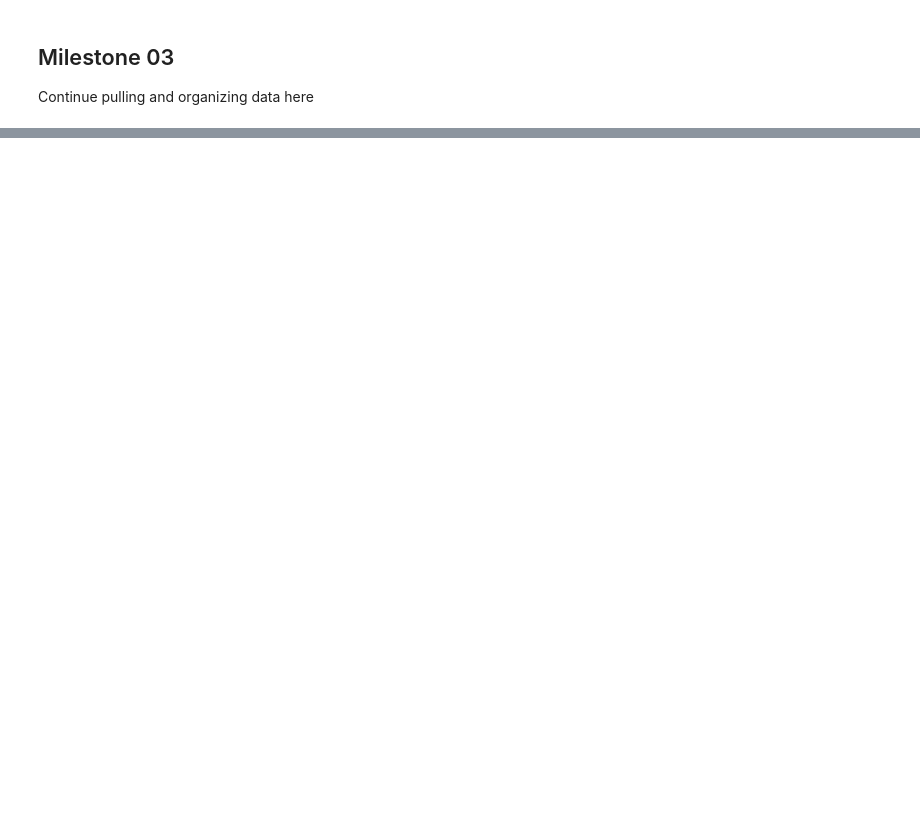
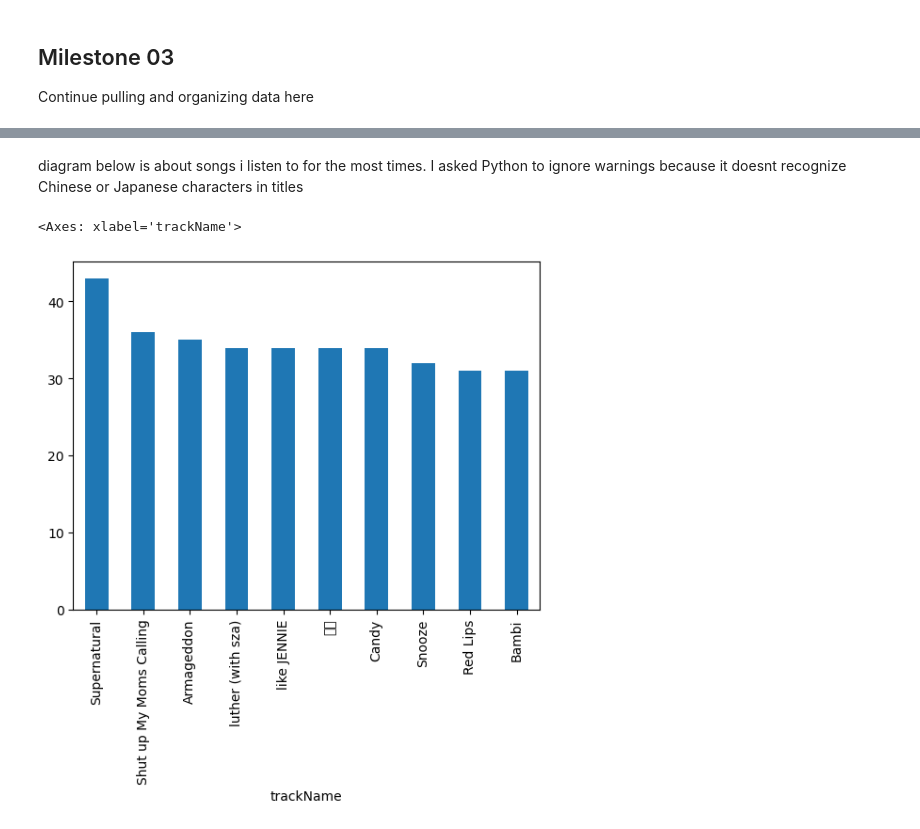
Before and after one commit to heatherrrrc4/5005_Project02, a Jupyter notebook: 5005-Project02.ipynb, the cells around one changed output, grey strips where cells are left out. Saved outputs shown, nothing was run; the diff lists cells and outputs as text; code cells hidden in the pictures; blank space fills up the shorter version.

```diff
--- a/5005-Project02.ipynb
+++ b/5005-Project02.ipynb
@@ -118,0 +129,11 @@ Continue pulling and organizing data here
+# %% [markdown]
+diagram below is about songs i listen to for the most times. I asked Python to ignore warnings because it doesnt recognize Chinese or Japanese characters in titles
+# %%
+import warnings
+warnings.filterwarnings('ignore')
+
+top_tracks = df['trackName'].value_counts().head(10)
+top_tracks.plot(kind='bar')
+# %% [output]
+<Axes: xlabel='trackName'>
+[figure, added]
```
Also changed, not shown: parts of 10 cells of this notebook.
